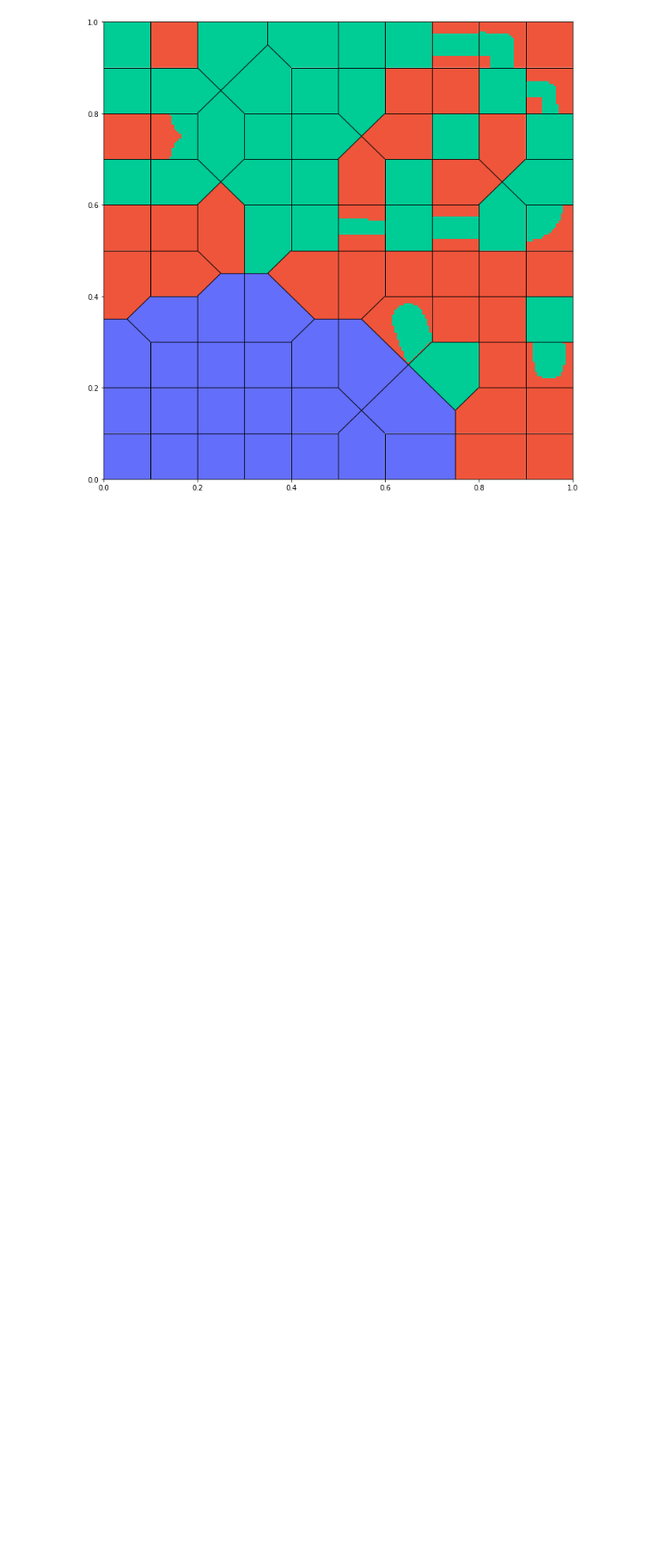
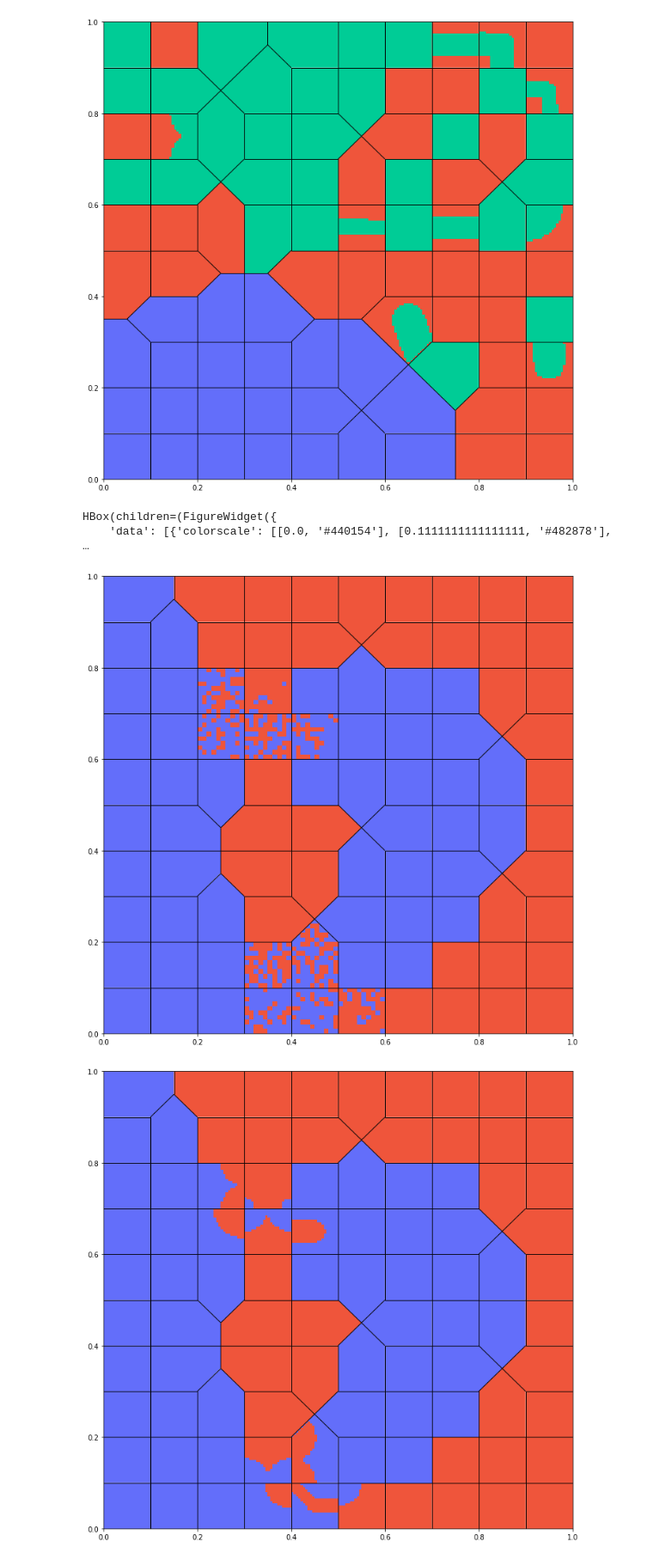
Before and after one commit to S3basuchian/sos_ex3_som, a Jupyter notebook: som_vis.ipynb, the cells around one changed output. Shown: that part at 86% size. Drawn from its saved outputs; the diff is of its cells as text; code cells hidden in the pictures; blank space fills up the shorter version.

Commit message:
fixed small issues for chainlink file

```diff
--- a/som_vis.ipynb
+++ b/som_vis.ipynb
@@ -473,7 +473,7 @@ class SomViz:
                                       [x + pixel_size, y + pixel_size],
                                       [x, y + pixel_size]]) not in pcube else pcube
             for i in pcube:
-                i.sort(reverse=True)
+                i.sort()
             ppixels = []
             for pclassprob in pclassprobs:
                 ppixels.append(math.ceil(len(pcube[0]) * pclassprob))
@@ -481,6 +481,8 @@ class SomViz:
                 if i != pdomin:
                     for polyin in range(ppixel):
                         polyindex = polyin + sum(ppixels[0:i])
+                        if i > pdomin:
+                            polyindex = polyindex - ppixels[pdomin]
                         if polyindex < len(pcube[i]):
                             plt.fill(*zip(*pcube[i][polyindex][1]), self.ccolors[i])
         plt.xlim([0,1]), plt.ylim([0,1])
@@ -695,3 +693,37 @@ HBox(children=(FigureWidget({
 …
 [figure]
 [figure]
+# %%
+m=10
+n=10
+
+# Pre-processing
+trainedmap = SOMToolBox_Parse('chainlink.vec')
+idata, idim, idata_x, idata_y = trainedmap.read_weight_file()
+min_max_scaler = preprocessing.MinMaxScaler()
+iris = min_max_scaler.fit_transform(idata)
+
+# Train
+s = som.MiniSom(m, n, iris.shape[1], sigma=0.8, learning_rate=0.7)
+s.train_random(iris, 10000, verbose=False)
+
+classmap = SOMToolBox_Parse('chainlink.cls')
+cdata, cdata_x, cdata_y, cnum, cnam = classmap.read_class_file()
+# %%
+viz_miniSOM = SomViz(s._weights.reshape(-1,3), m, n)
+um1 = viz_miniSOM.umatrix(color='viridis', interp=False, title='U-matrix miniSOM')
+viz_miniSOM.addclasses(cdata=cdata.values, idata=iris, cnum=2, cnam=cnam)
+viz_miniSOM.piecharts(som_m=um1, scale=True)
+
+display(HBox([um1]))
+
+viz_miniSOM.voronoi()
+viz_miniSOM.flood()
+
+### TEST SEBI END
+# %% [output]
+HBox(children=(FigureWidget({
+    'data': [{'colorscale': [[0.0, '#440154'], [0.1111111111111111, '#482878'],
+…
+[figure, added]
+[figure, added]
```
Also changed, not shown: parts of 2 cells of this notebook, 1 other file.
